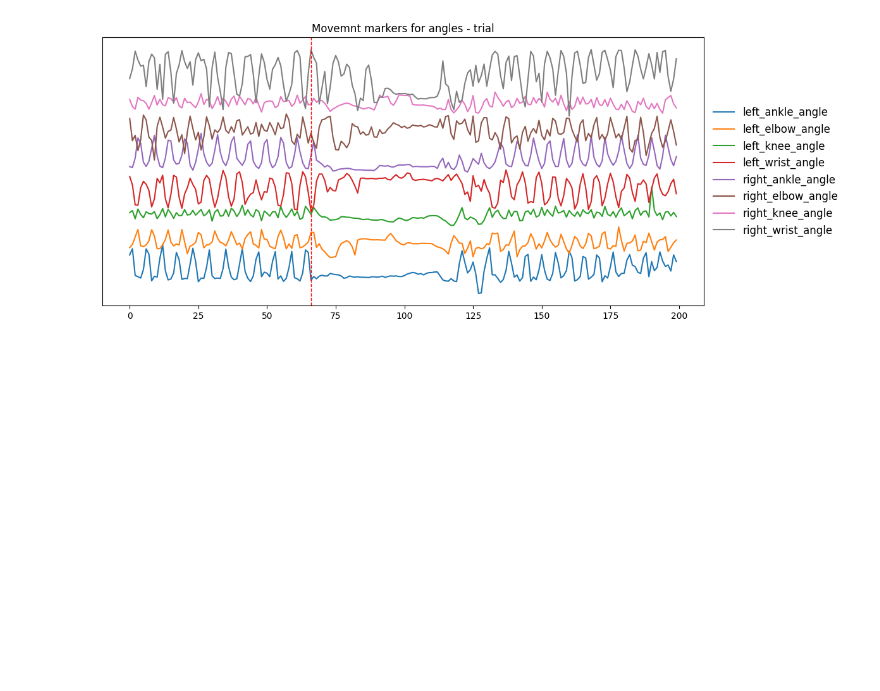
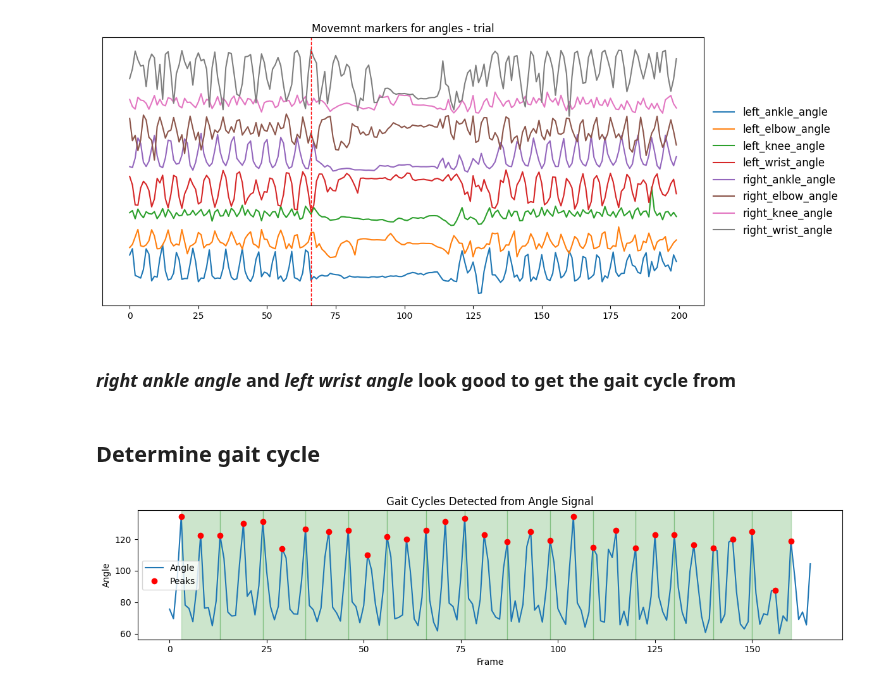
Before and after one commit to martinesparza/earthquake-analysis, a Jupyter notebook: notebooks/M062/trial_averaged_RNN/M062_2025_03_21_14_00_movment.ipynb, the cells around one changed output. Drawn from its saved outputs; the diff is of its cells as text; code cells hidden in the pictures; blank space fills up the shorter version.

Commit message:
determine gait cycle

```diff
--- a/notebooks/M062/trial_averaged_RNN/M062_2025_03_21_14_00_movment.ipynb
+++ b/notebooks/M062/trial_averaged_RNN/M062_2025_03_21_14_00_movment.ipynb
@@ -216,3 +211,7 @@ plt.tight_layout()
 plt.show()
 # %% [output]
 [figure]
+# %% [markdown]
+### *right ankle angle* and *left wrist angle* look good to get the gait cycle from
+# %% [markdown]
+## Determine gait cycle
@@ -218,0 +223,31 @@ plt.show()
+# %%
+from scipy.signal import find_peaks
+# Example: Get angle signal (first trial, e.g., left_knee_angle)
+angle_seq = np.array(df_.loc[79, 'right_ankle_angle'])  # Replace with your angle of choice
+
+# Step 1: Detect peaks
+peaks, _ = find_peaks(angle_seq, distance=4)  # distance=10 avoids too-close peaks
+
+# Step 2: Group every 2 peaks into 1 gait cycle
+gait_cycles = []
+for i in range(0, len(peaks) - 2, 2):  # every two peaks
+    start = peaks[i]
+    end = peaks[i + 2]  # span between two peaks
+    gait_cycles.append((start, end))
+
+# Step 3: Plot with cycle boundaries
+plt.figure(figsize=(12, 3))
+plt.plot(angle_seq, label='Angle')
+plt.plot(peaks, angle_seq[peaks], "ro", label='Peaks')
+
+for start, end in gait_cycles:
+    plt.axvspan(start, end, color='green', alpha=0.2)
+# plt.axvline(x=perturb_time_idx, color='red', linestyle='--', linewidth=1)
+plt.title("Gait Cycles Detected from Angle Signal")
+plt.xlabel("Frame")
+plt.ylabel("Angle")
+plt.legend()
+plt.tight_layout()
+plt.show()
+# %% [output]
+[figure, added]
```
Also changed, not shown: parts of 5 cells of this notebook.
